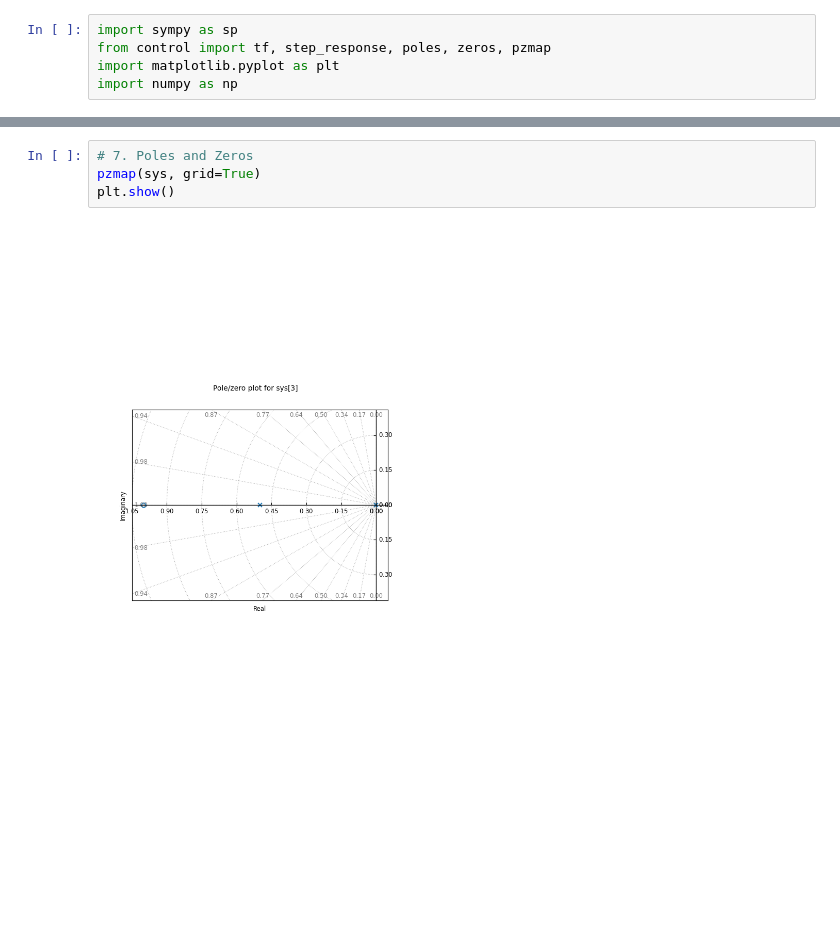
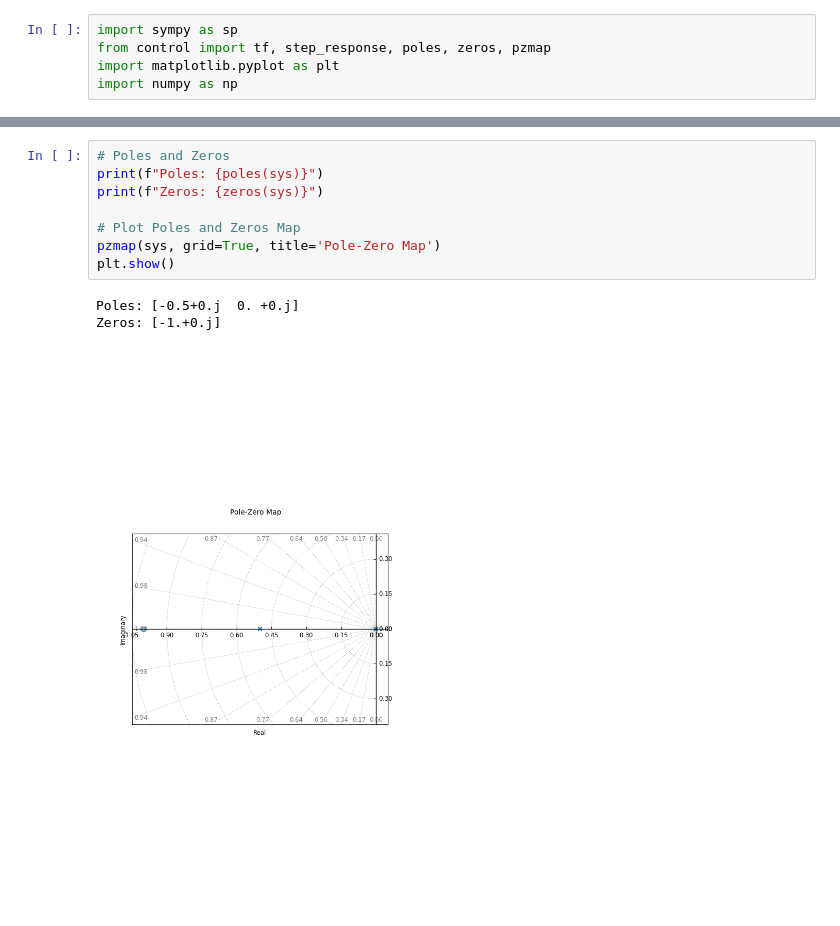
Before and after one commit to 2320316/Feedback-and-Control-Systems-Activites, a Jupyter notebook: Act #9/Activity #9 - Transfer Function.ipynb, the cells around one changed output, grey strips where cells are left out. Saved outputs shown, nothing was run; the diff lists cells and outputs as text; blank space fills up the shorter version.

```diff
--- a/Act #9/Activity #9 - Transfer Function.ipynb
+++ b/Act #9/Activity #9 - Transfer Function.ipynb
@@ -72,8 +50,14 @@ plt.show()
 # %% [output]
 [figure]
 # %%
-# 7. Poles and Zeros
-pzmap(sys, grid=True)
+# Poles and Zeros
+print(f"Poles: {poles(sys)}")
+print(f"Zeros: {zeros(sys)}")
+
+# Plot Poles and Zeros Map
+pzmap(sys, grid=True, title='Pole-Zero Map')
 plt.show()
 # %% [output]
+Poles: [-0.5+0.j  0. +0.j]
+Zeros: [-1.+0.j]
-[figure, old version]
+[figure, new version]
```
Also changed, not shown: parts of 7 cells of this notebook.
